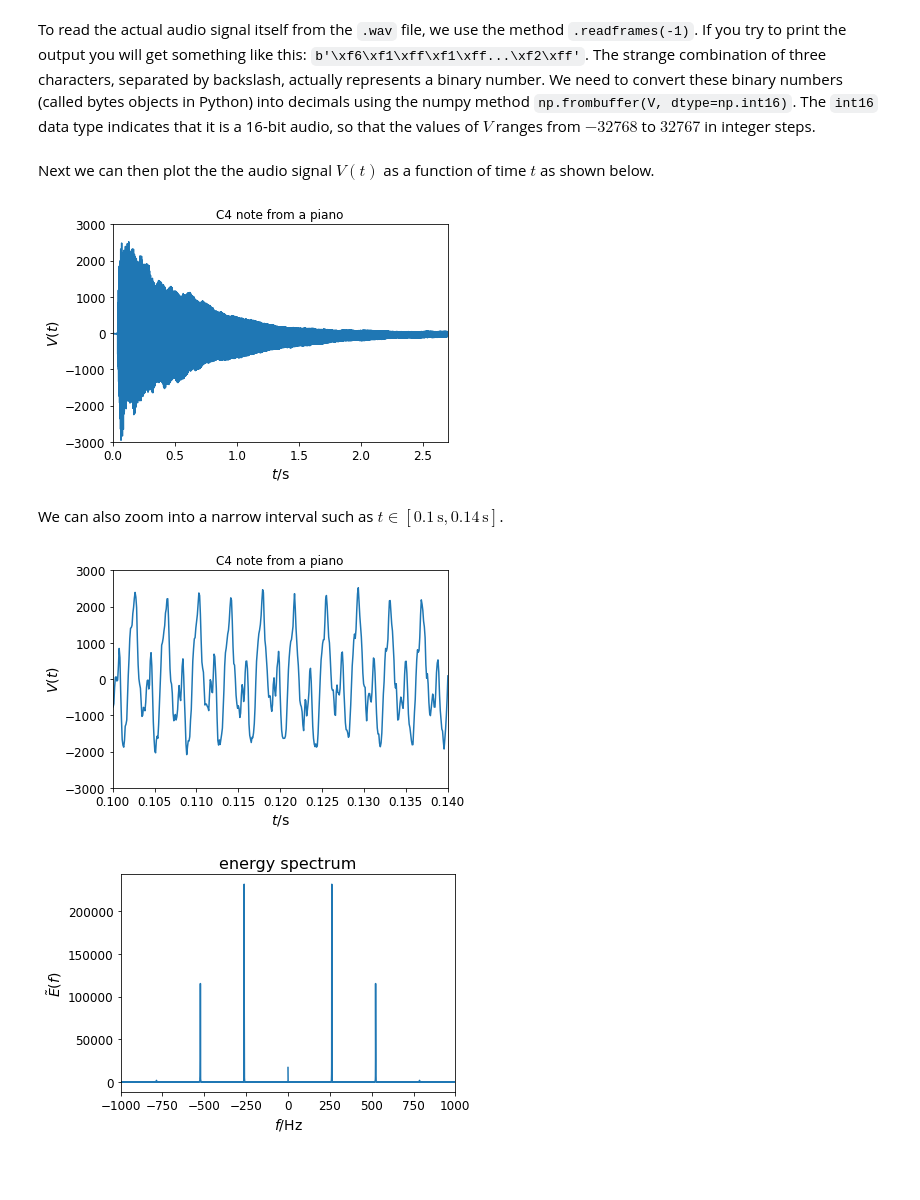
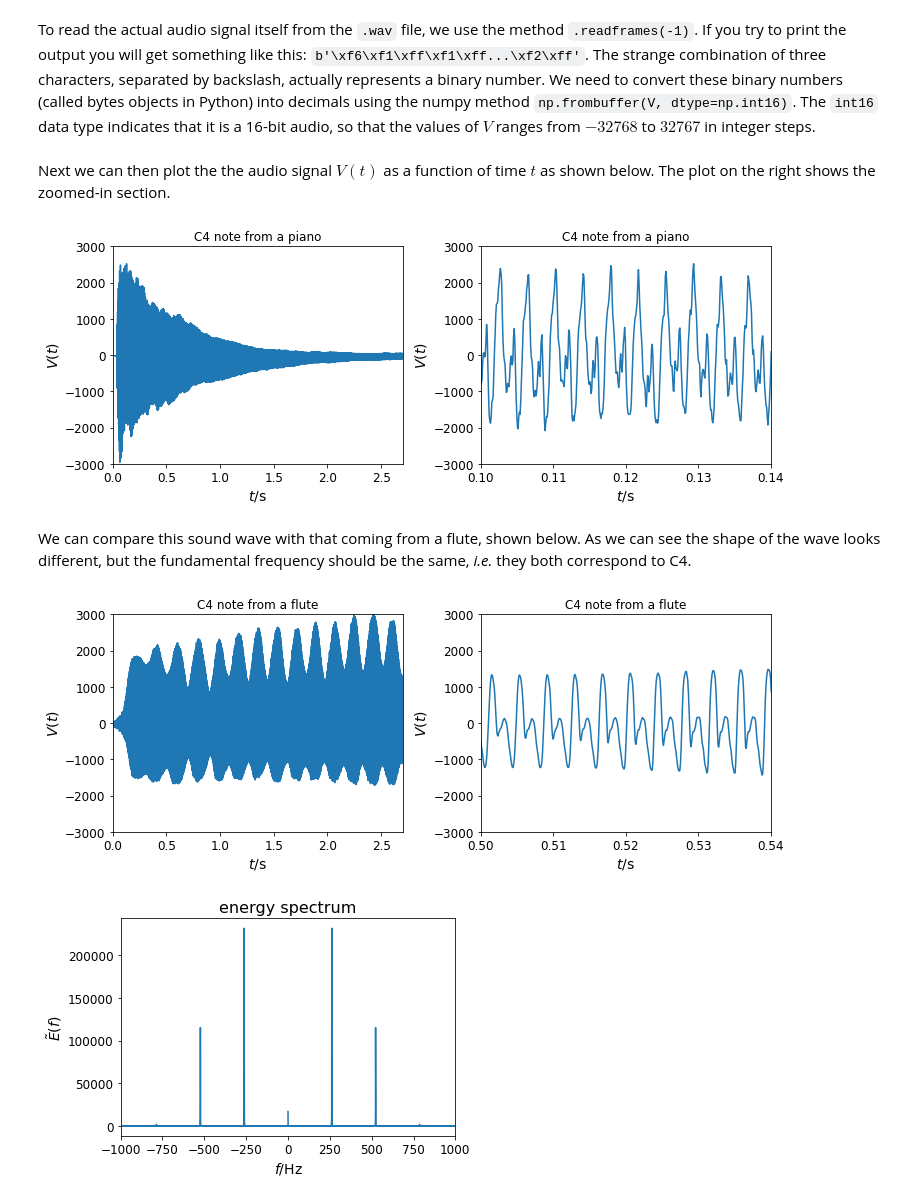
Before and after one commit to elsentjhung/sound-wave-analyser, a Jupyter notebook: sound_analyser.ipynb, the cells around one changed output. Saved outputs shown, nothing was run; the diff lists cells and outputs as text; code cells hidden in the pictures; blank space fills up the shorter version.

```diff
--- a/sound_analyser.ipynb
+++ b/sound_analyser.ipynb
@@ -597,39 +614,58 @@ We need to convert these binary numbers (called bytes objects in Python) into de
 The `int16` data type indicates that it is a 16-bit audio, so that the values of $V$ ranges from $-32768$ to $32767$ in integer steps.
 # %% [markdown]
 Next we can then plot the the audio signal $V(t)$ as a function of time $t$ as shown below.
+The plot on the right shows the zoomed-in section.
 # %%
-#t = np.linspace(0, len(V) / framerate, num=len(V))
 t = np.arange(0, tN, dt)
 
-fig, ax = plt.subplots(figsize=(6, 4))
+fig, ax = plt.subplots(1, 2, figsize=(12.1, 4))
 
-ax.set_title("C4 note from a piano")
-ax.set_xlabel('$t/$s', fontsize=14)
-ax.set_ylabel('$V(t)$', fontsize=14)
-ax.set_xlim(0, 2.7)
-ax.set_ylim(-3000, 3000)
-ax.tick_params(axis='both', which='major', labelsize=12)
+for n in range(0, 2, 1):
+    ax[n].set_title("C4 note from a piano")
+    ax[n].set_xlabel('$t/$s', fontsize=14)
+    ax[n].set_ylabel('$V(t)$', fontsize=14)
+    ax[n].set_ylim(-3000, 3000)
+    ax[n].tick_params(axis='both', which='major', labelsize=12)
+    ax[n].plot(t, V)
 
-plt.plot(t, V)
+ax[0].set_xlim(0, 2.7)
+ax[0].set_aspect(2.7/8000)
+ax[1].set_xlim(0.1, 0.14)
+ax[1].set_aspect(0.04/8000)
+
 plt.show()
 # %% [output]
-[figure, old version]
+[figure, new version]
-# %% [markdown]
-We can also zoom into a narrow interval such as $t\in[0.1\,\text{s},0.14\,\text{s}]$.
+# %% [markdown]
+We can compare this sound wave with that coming from a flute, shown below.
+As we can see the shape of the wave looks different, but the fundamental frequency should be the same, _i.e._ they both correspond to C4.
 # %%
-fig, ax = plt.subplots(figsize=(6, 4))
+framerate, V = wavfile.read('./samples/flute-C4.wav')
 
-ax.set_title("C4 note from a piano")
-ax.set_xlabel('$t/$s', fontsize=14)
-ax.set_ylabel('$V(t)$', fontsize=14)
-ax.set_xlim(0.1, 0.14)
-ax.set_ylim(-3000, 3000)
-ax.tick_params(axis='both', which='major', labelsize=12)
+N = len(V)  # get the total number of points
+tN = N/framerate  # calculate the total sampling time
+dt = 1/framerate  # calculate the timestep
 
-plt.plot(t, V)
+t = np.arange(0, tN, dt)
+
+fig, ax = plt.subplots(1, 2, figsize=(12.1, 4))
+
+for n in range(0, 2, 1):
+    ax[n].set_title("C4 note from a flute")
+    ax[n].set_xlabel('$t/$s', fontsize=14)
+    ax[n].set_ylabel('$V(t)$', fontsize=14)
+    ax[n].set_ylim(-3000, 3000)
+    ax[n].tick_params(axis='both', which='major', labelsize=12)
+    ax[n].plot(t, V)
+
+ax[0].set_xlim(0, 2.7)
+ax[0].set_aspect(2.7/8000)
+ax[1].set_xlim(0.5, 0.54)
+ax[1].set_aspect(0.04/8000)
+
 plt.show()
 # %% [output]
-[figure, old version]
+[figure, new version]
 # %%
 N = np.shape(V)[0]
 f = 1/(N*dt)*np.concatenate((np.arange(0, N/2, 1), np.arange(-N/2, 0, 1)))
```
Also changed, not shown: parts of 7 cells of this notebook.
